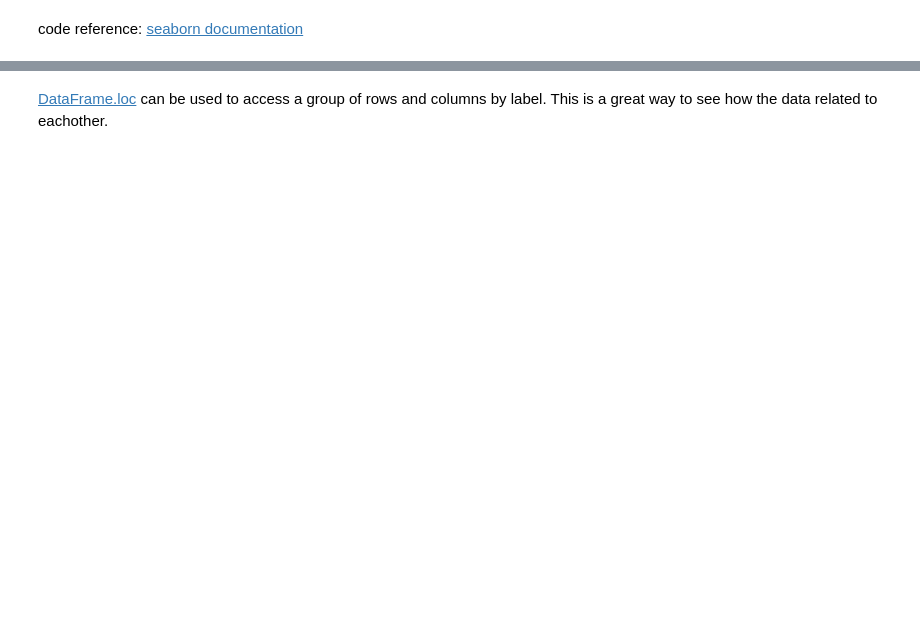
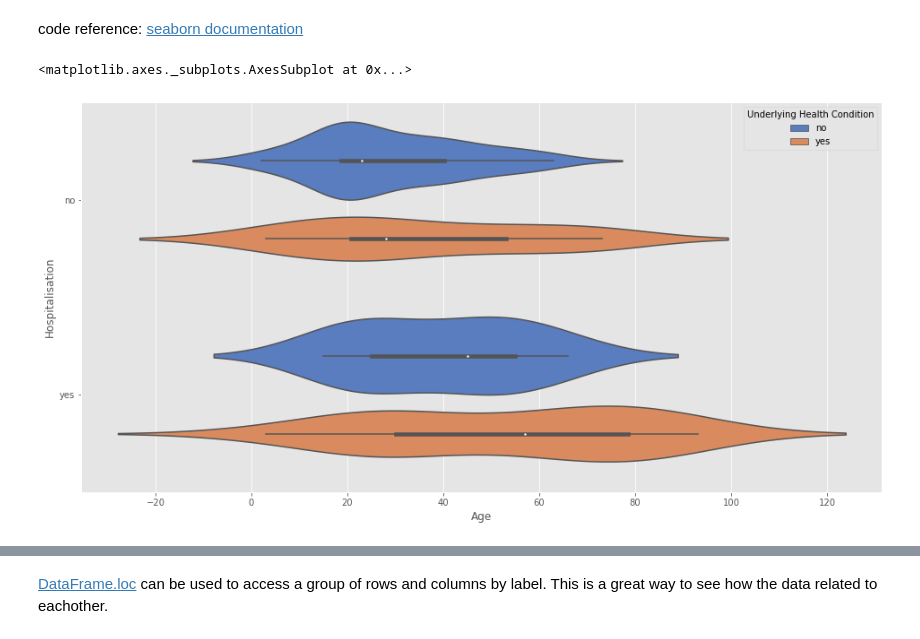
Before and after one commit to AineNicD/simulating-data, a Jupyter notebook: simulating-data.ipynb, the cells around one changed output, grey strips where cells are left out. Drawn from its saved outputs; the diff is of its cells as text; code cells hidden in the pictures; blank space fills up the shorter version.

```diff
--- a/simulating-data.ipynb
+++ b/simulating-data.ipynb
@@ -810,2 +826,9 @@ sns.violinplot(x="Age", y="Underlying Health Condition", data=df,palette='rainbo
 # %% [markdown]
 code reference: [seaborn documentation](https://seaborn.pydata.org/generated/seaborn.violinplot.html)
+# %%
+# compare Hospitalisation by Age with and without Underlying Health Condition
+sns.violinplot(x="Age", y="Hospitalisation", hue="Underlying Health Condition",
+                    data=df, palette="muted")
+# %% [output]
+<matplotlib.axes._subplots.AxesSubplot at 0x...>
+[figure, added]
```
Also changed, not shown: parts of 55 cells of this notebook.
